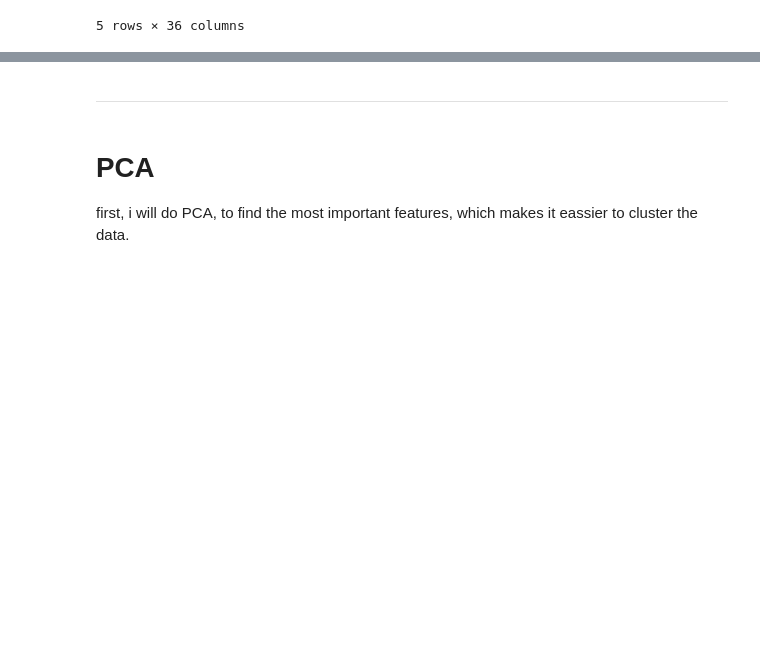
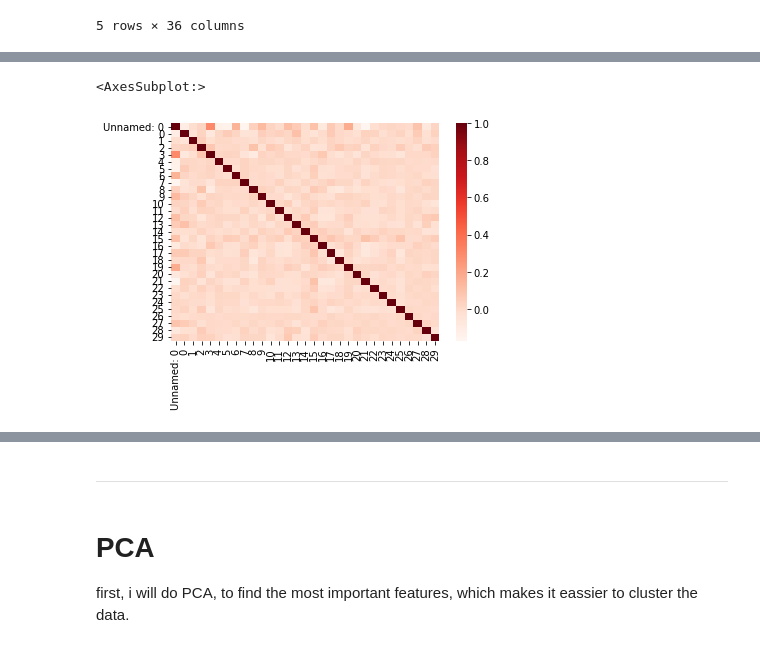
Before and after one commit to Ruben0595/final_assignment_unsupervised-learning, a Jupyter notebook: main.ipynb, the cells around one changed output, grey strips where cells are left out. Cells and saved outputs as stored; diff of their text form; code cells hidden in the pictures; blank space fills up the shorter version.

```diff
--- a/main.ipynb
+++ b/main.ipynb
@@ -16,0 +58,10 @@ data.head()
+# %%
+'''correlation plot'''
+corr = data.corr()
+sns.heatmap(corr,
+            xticklabels=corr.columns.values,
+            yticklabels=corr.columns.values,
+            cmap=plt.cm.Reds)
+# %% [output]
+<AxesSubplot:>
+[figure, added]
```
Also changed, not shown: parts of 22 cells of this notebook, 1 other file.
